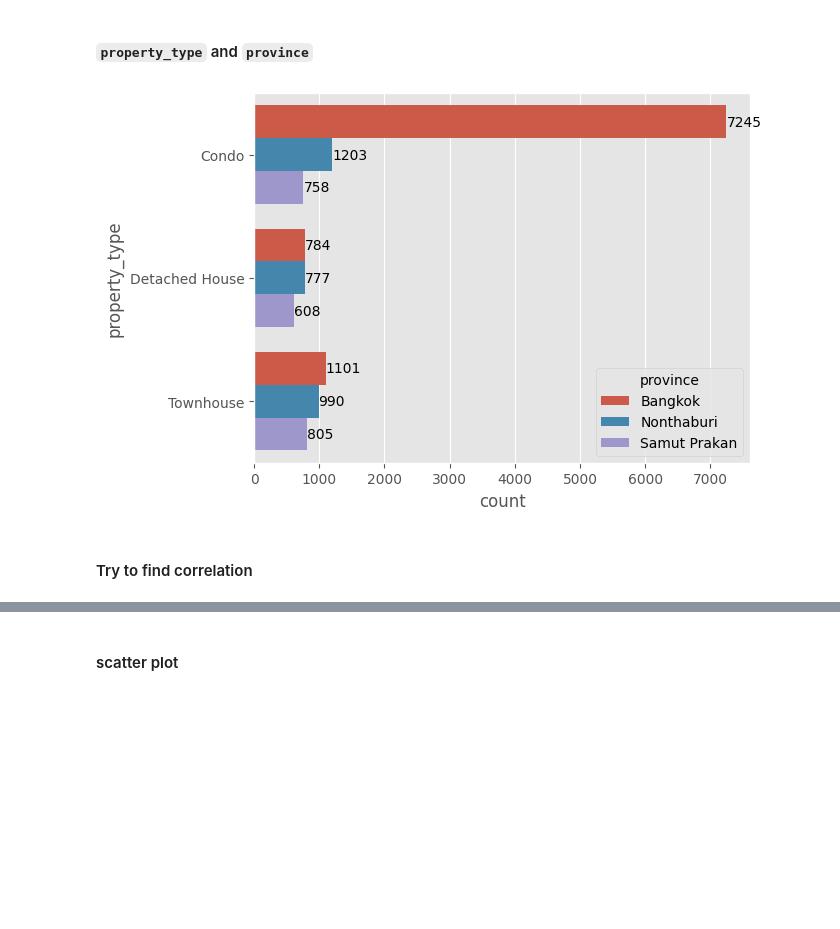
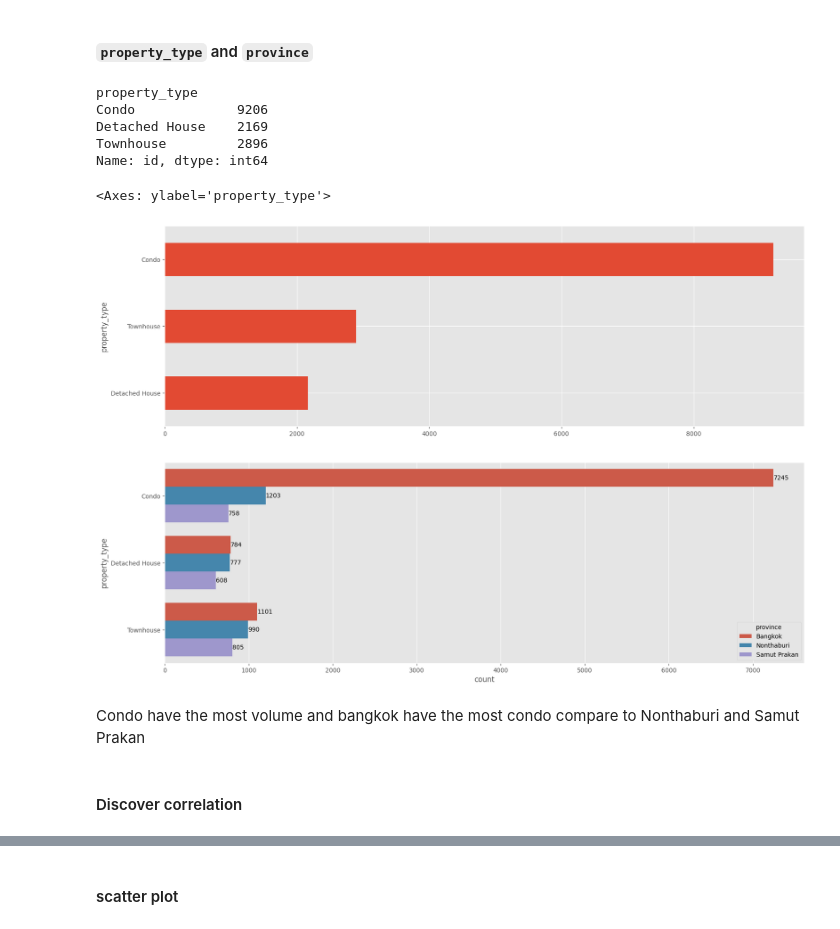
Before and after one commit to fake-or-dead/project-2, a Jupyter notebook: code/bangkok_house_pricing.ipynb, the cells around one changed output, grey strips where cells are left out. Drawn from its saved outputs; the diff is of its cells as text; code cells hidden in the pictures; blank space fills up the shorter version.

```diff
--- a/code/bangkok_house_pricing.ipynb
+++ b/code/bangkok_house_pricing.ipynb
@@ -132,11 +131,26 @@ memory usage: 2.5+ MB
 # %% [markdown]
 #### `property_type` and `province`
+# %%
+print(train_df.groupby('property_type')['id'].count())
+train_df.groupby('property_type')['id'].count().sort_values(ascending=True).plot(kind='barh', figsize=(19,6))
+# %% [output]
+property_type
+Condo             9206
+Detached House    2169
+Townhouse         2896
+Name: id, dtype: int64
+<Axes: ylabel='property_type'>
+[figure, added]
 # %%
 ax = sns.countplot(y='property_type', hue="province", data=train_df)
 for i in range(3):
-    ax.bar_label(ax.containers[i])
+  ax.bar_label(ax.containers[i])
+ax.figure.set_size_inches(19, 6)
 # %% [output]
-[figure, old version]
+[figure, new version]
+# %% [markdown]
+Condo have the most volume
+and bangkok have the most condo compare to Nonthaburi and Samut Prakan
 # %% [markdown]
-#### Try to find correlation
+#### Discover correlation
 # %%
```
Also changed, not shown: parts of 71 cells of this notebook, 3 other files.
